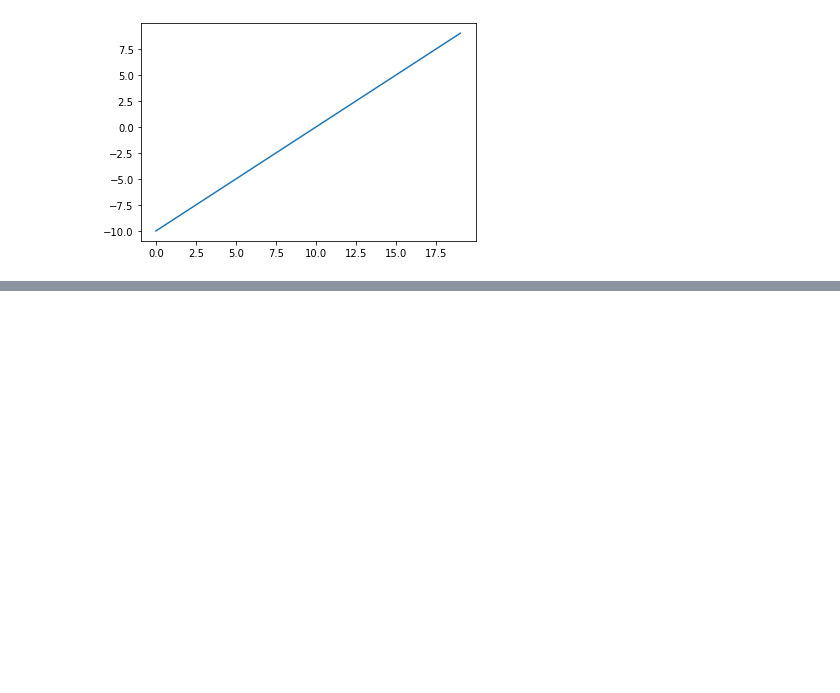
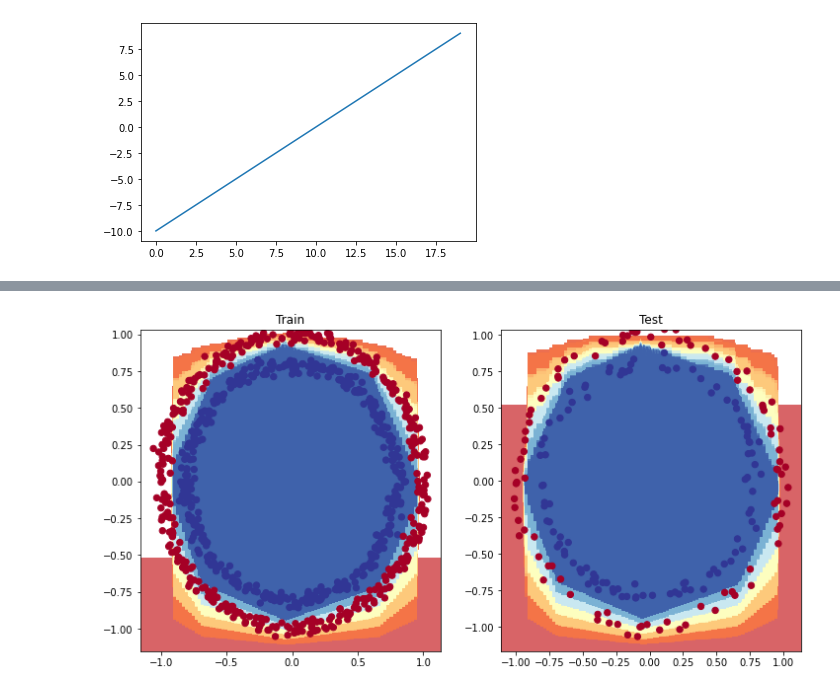
Before and after one commit to ShyamSundhar1411/My-ML-Notebooks, a Jupyter notebook: Classifications/Neural_Network_Classification_with_Tensorflow.ipynb, the cells around one changed output, grey strips where cells are left out. Cells and saved outputs as stored; diff of their text form; code cells hidden in the pictures; blank space fills up the shorter version.

```diff
--- a/Classifications/Neural_Network_Classification_with_Tensorflow.ipynb
+++ b/Classifications/Neural_Network_Classification_with_Tensorflow.ipynb
@@ -327,0 +325,11 @@ plt.plot(linear(A))
+# %%
+x_train,x_val,y_train,y_val = train_test_split(x,y,test_size = 0.2)
+# %%
+tf.random.set_seed(42)
+model_7 = tf.keras.Sequential([
+    tf.keras.layers.Dense(4,activation = "relu"),
+    tf.keras.layers.Dense(4,activation = "relu"),
+    tf.keras.layers.Dense(1,activation = "sigmoid")
+])
+model_7.compile(loss = "binary_crossentropy",optimizer = tf.keras.optimizers.Adam(lr=0.01),metrics = ['accuracy'])
+history = model_7.fit(x_train,y_train,epochs = 150)
@@ -327,0 +360,9 @@ plt.plot(linear(A))
+# %%
+plt.figure(figsize=(12,6))
+plt.subplot(1,2,1)
+plt.title("Train")
+plot_decision_boundary(model_7,x_train,y_train)
+plt.subplot(1,2,2)
+plt.title("Test")
+plot_decision_boundary(model_7,x_val,y_val)
+# %% [output]
@@ -327,0 +373 @@ plt.plot(linear(A))
+[figure, added]
```
Also changed, not shown: parts of 16 cells of this notebook.
